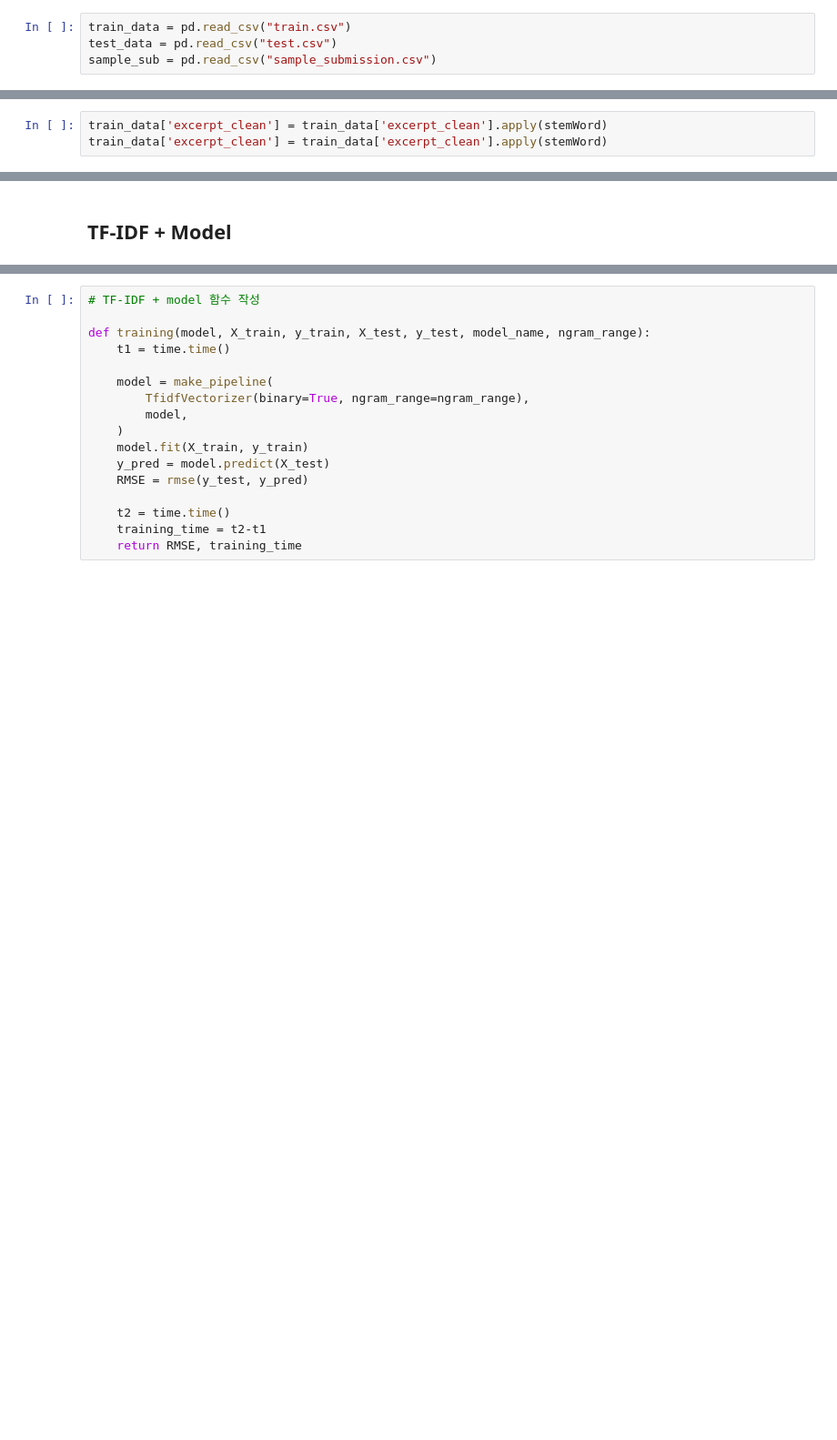
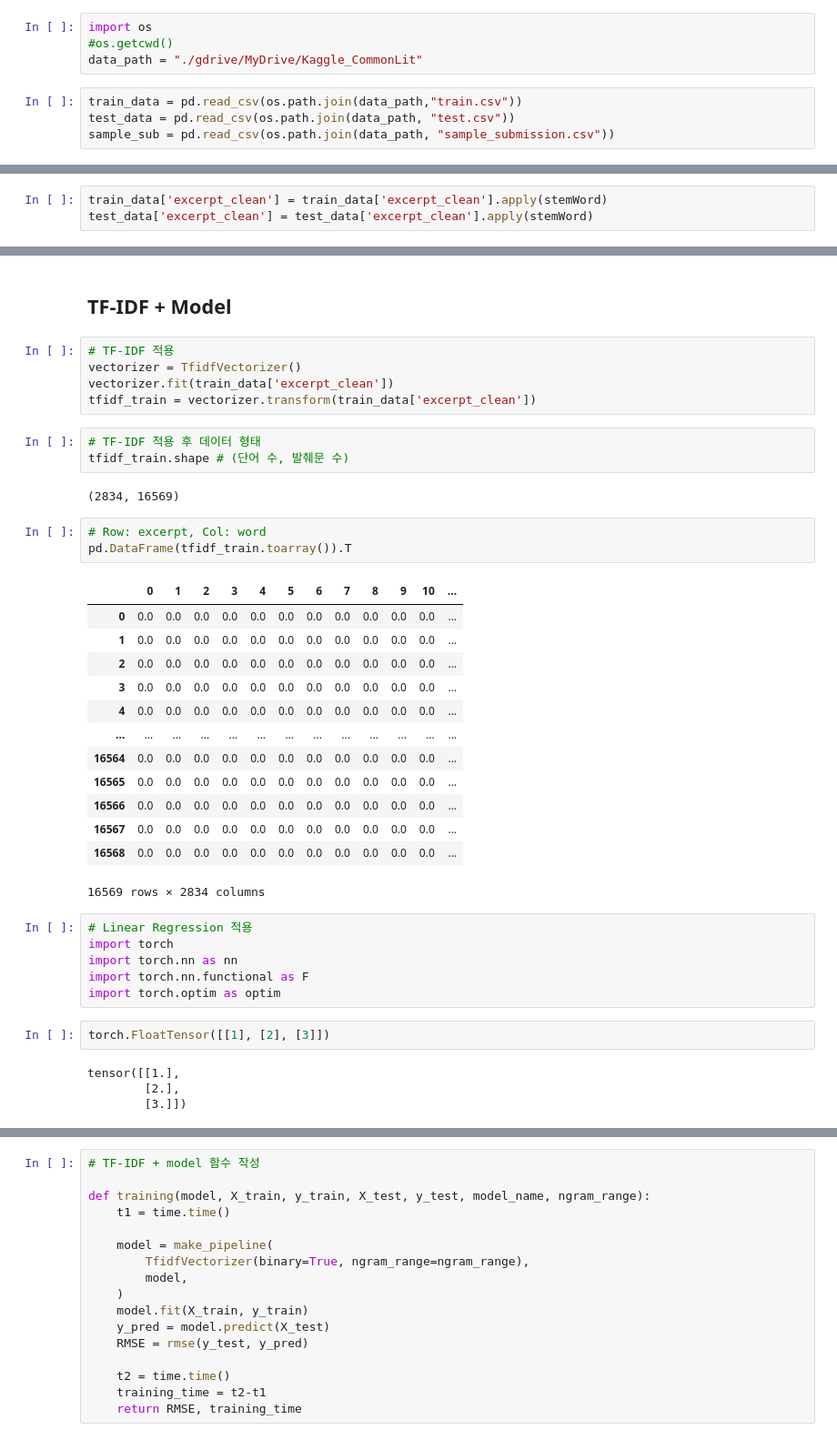
Before and after one commit to huhji-elha/NLP-Basic, a Jupyter notebook: CommonLit_NLP_Guide.ipynb, the cells around one changed output, grey strips where cells are left out. Shown: that part at 91% size. Drawn from its saved outputs; the diff is of its cells as text; blank space fills up the shorter version.

Commit message:
add linear regression

```diff
--- a/CommonLit_NLP_Guide.ipynb
+++ b/CommonLit_NLP_Guide.ipynb
@@ -63,7 +78,11 @@ files.upload()
+# %%
+import os
+#os.getcwd()
+data_path = "./gdrive/MyDrive/Kaggle_CommonLit"
 # %%
-train_data = pd.read_csv("train.csv")
-test_data = pd.read_csv("test.csv")
-sample_sub = pd.read_csv("sample_submission.csv")
+train_data = pd.read_csv(os.path.join(data_path,"train.csv"))
+test_data = pd.read_csv(os.path.join(data_path, "test.csv"))
+sample_sub = pd.read_csv(os.path.join(data_path, "sample_submission.csv"))
 # %%
 print("Train dataset shape : ", train_data.shape)
 print("Test dataset shape : ", test_data.shape)
@@ -545,4 +567,4 @@ Oh, I am so glad! Are you sure you're willing?"
 Text after stemWord function:   all through dinner time, mrs. fayr was somewhat silent, her eye rest on dolli with a wistful, uncertain expression. she want to give the child the pleasur she craved, b ...
 # %%
 train_data['excerpt_clean'] = train_data['excerpt_clean'].apply(stemWord)
-train_data['excerpt_clean'] = train_data['excerpt_clean'].apply(stemWord)
+test_data['excerpt_clean'] = test_data['excerpt_clean'].apply(stemWord)
@@ -953,3 +978,42 @@ print(f'Train Score for Extreme Gradient Boosting: {val_score}')
 Train Score for Extreme Gradient Boosting: 0.8924020415154391
 # %% [markdown]
 ## TF-IDF + Model
+# %%
+# TF-IDF 적용
+vectorizer = TfidfVectorizer()
+vectorizer.fit(train_data['excerpt_clean'])
+tfidf_train = vectorizer.transform(train_data['excerpt_clean'])
+# %%
+# TF-IDF 적용 후 데이터 형태
+tfidf_train.shape # (단어 수, 발췌문 수)
+# %% [output]
+(2834, 16569)
+# %%
+# Row: excerpt, Col: word
+pd.DataFrame(tfidf_train.toarray()).T
+# %% [output]
+|  | 0 | 1 | 2 | 3 | 4 | 5 | 6 | 7 | 8 | 9 | 10 | ... |
+| 0 | 0.0 | 0.0 | 0.0 | 0.0 | 0.0 | 0.0 | 0.0 | 0.0 | 0.0 | 0.0 | 0.0 | ... |
+| 1 | 0.0 | 0.0 | 0.0 | 0.0 | 0.0 | 0.0 | 0.0 | 0.0 | 0.0 | 0.0 | 0.0 | ... |
+| 2 | 0.0 | 0.0 | 0.0 | 0.0 | 0.0 | 0.0 | 0.0 | 0.0 | 0.0 | 0.0 | 0.0 | ... |
+| 3 | 0.0 | 0.0 | 0.0 | 0.0 | 0.0 | 0.0 | 0.0 | 0.0 | 0.0 | 0.0 | 0.0 | ... |
+| 4 | 0.0 | 0.0 | 0.0 | 0.0 | 0.0 | 0.0 | 0.0 | 0.0 | 0.0 | 0.0 | 0.0 | ... |
+| ... | ... | ... | ... | ... | ... | ... | ... | ... | ... | ... | ... | ... |
+| 16564 | 0.0 | 0.0 | 0.0 | 0.0 | 0.0 | 0.0 | 0.0 | 0.0 | 0.0 | 0.0 | 0.0 | ... |
+| 16565 | 0.0 | 0.0 | 0.0 | 0.0 | 0.0 | 0.0 | 0.0 | 0.0 | 0.0 | 0.0 | 0.0 | ... |
+| 16566 | 0.0 | 0.0 | 0.0 | 0.0 | 0.0 | 0.0 | 0.0 | 0.0 | 0.0 | 0.0 | 0.0 | ... |
+| 16567 | 0.0 | 0.0 | 0.0 | 0.0 | 0.0 | 0.0 | 0.0 | 0.0 | 0.0 | 0.0 | 0.0 | ... |
+| 16568 | 0.0 | 0.0 | 0.0 | 0.0 | 0.0 | 0.0 | 0.0 | 0.0 | 0.0 | 0.0 | 0.0 | ... |
+16569 rows × 2834 columns
+# %%
+# Linear Regression 적용
+import torch
+import torch.nn as nn
+import torch.nn.functional as F
+import torch.optim as optim
+# %%
+torch.FloatTensor([[1], [2], [3]])
+# %% [output]
+tensor([[1.],
+        [2.],
+        [3.]])
```
Also changed, not shown: parts of 18 cells of this notebook.
